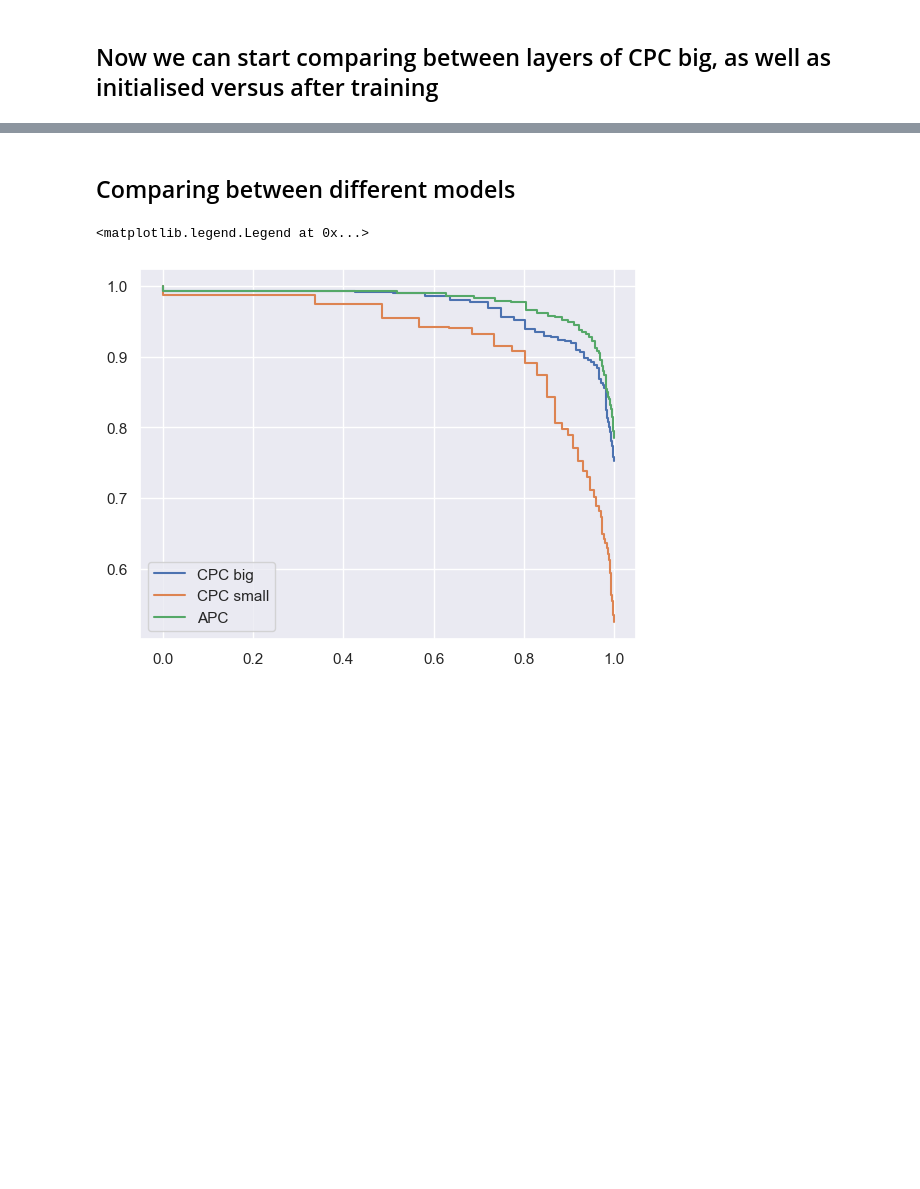
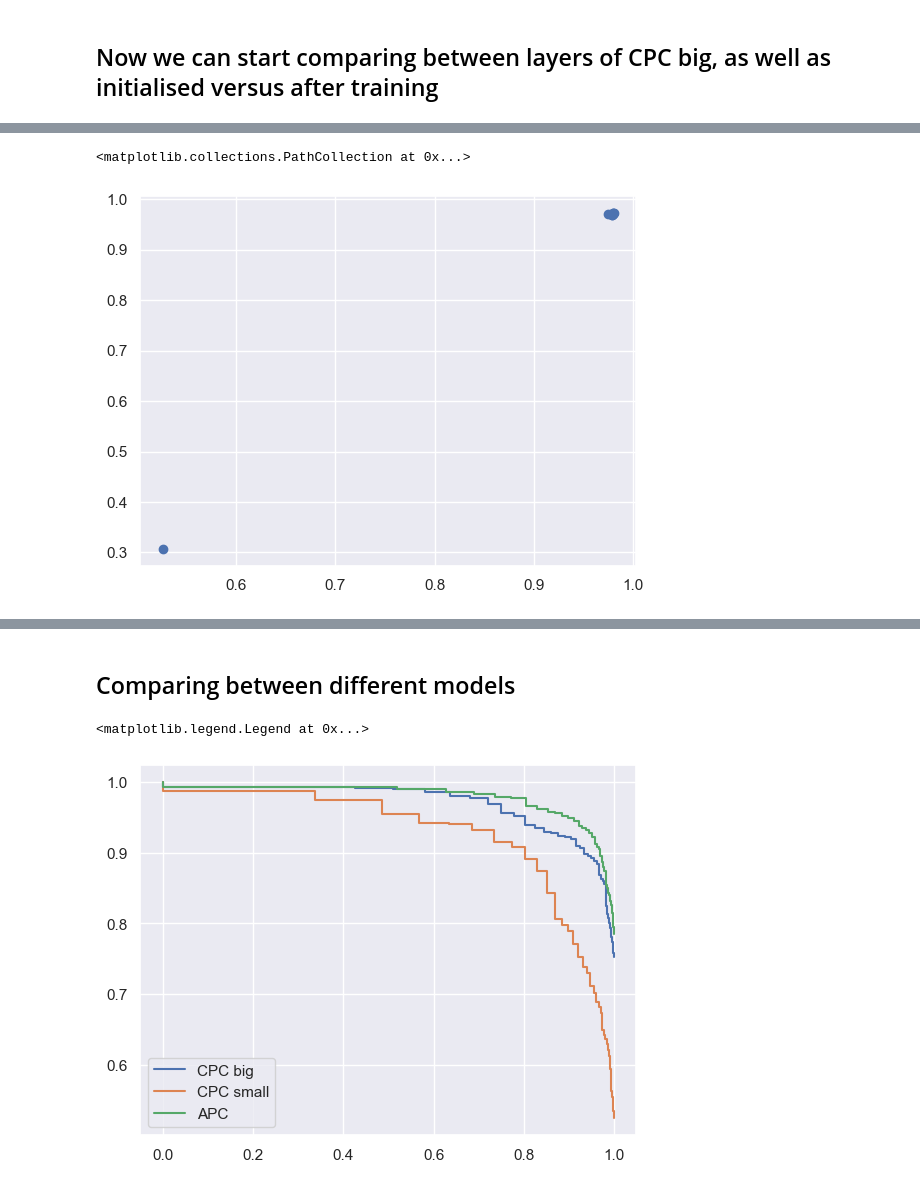
Before and after one commit to uililo/cumulative-residual-variance, a Jupyter notebook: quantitative-orthogonality-measure.ipynb, the cells around one changed output, grey strips where cells are left out. Drawn from its saved outputs; the diff is of its cells as text; code cells hidden in the pictures; blank space fills up the shorter version.

```diff
--- a/quantitative-orthogonality-measure.ipynb
+++ b/quantitative-orthogonality-measure.ipynb
@@ -151,0 +163,18 @@ plt.legend()
+# %%
+all_direcs = []
+for root, subdirs, files in os.walk('aggregated_vectors'):
+    if files == ['spk_vecs', 'ph_vecs', 'spk_ph_vecs']:
+        all_direcs.append(root)
+# %%
+for direc in tqdm(all_direcs):
+    spk_pca, ph_pca, joint_pca, spk_vecs, ph_vecs, spk_ph_vecs = compute_pca(direc)
+    spk_against_ph, ph_var = remaining_variance_ratio(spk_vecs, ph_pca)
+    ph_against_spk, spk_var = remaining_variance_ratio(ph_vecs, spk_pca)
+    # df.loc[len(layers)] = [direc, list(ph_against_spk), list(spk_against_ph), list(ph_var), list(spk_var)]
+    loc = len(df)
+    df.loc[loc] = [direc,None,None,None,None]
+    df.loc[loc].ph_against_spk = ph_against_spk
+    df.loc[loc].spk_against_ph = spk_against_ph
+    df.loc[loc].ph_var = ph_var
+    df.loc[loc].spk_var = spk_var
+df = df.set_index('direc')
@@ -151,0 +242,12 @@ plt.legend()
+# %%
+apc_epochs = ['aggregated_vectors/apc/epoch19', 'aggregated_vectors/apc/epoch16',
+       'aggregated_vectors/apc/epoch14', 'aggregated_vectors/apc/epoch12',
+       'aggregated_vectors/apc/epoch10', 'aggregated_vectors/apc/epoch8',
+       'aggregated_vectors/apc/epoch6', 'aggregated_vectors/apc/epoch4',
+       'aggregated_vectors/apc/epoch2', 'aggregated_vectors/apc/epoch0',
+       'aggregated_vectors/apc/init']
+cpc_layers = ['aggregated_vectors/cpc_big/cnn', 'aggregated_vectors/cpc_big/layer1',
+       'aggregated_vectors/cpc_big/layer2',
+       'aggregated_vectors/cpc_big/layer3',
+       'aggregated_vectors/cpc_big/layer4',
+       'aggregated_vectors/cpc_big/layer2_init']
@@ -151,0 +261,3 @@ plt.legend()
+# %%
+df_subset = df[df.index.isin(apc_epochs)]
+kendalltau(df_subset['spk_ph_auc'].values, df_subset['ph_spk_auc'])
@@ -151,0 +320,5 @@ plt.legend()
+# %%
+plt.scatter(df_subset['spk_ph_auc'].values, df_subset['ph_spk_auc'])
+# %% [output]
+<matplotlib.collections.PathCollection at 0x...>
+[figure, added]
```
Also changed, not shown: parts of 27 cells of this notebook.
